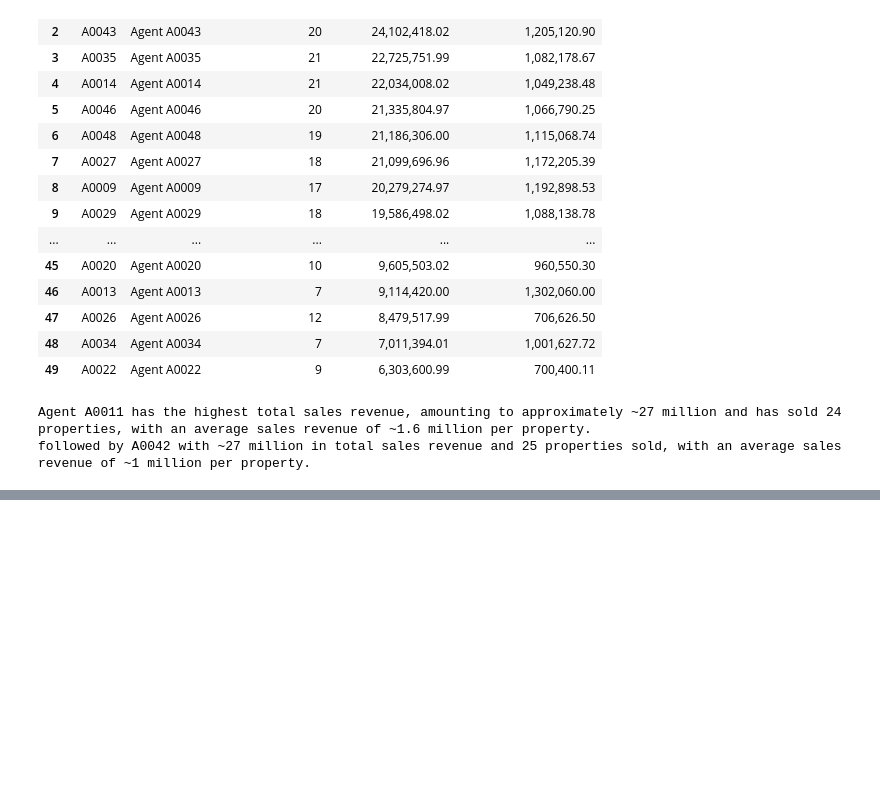
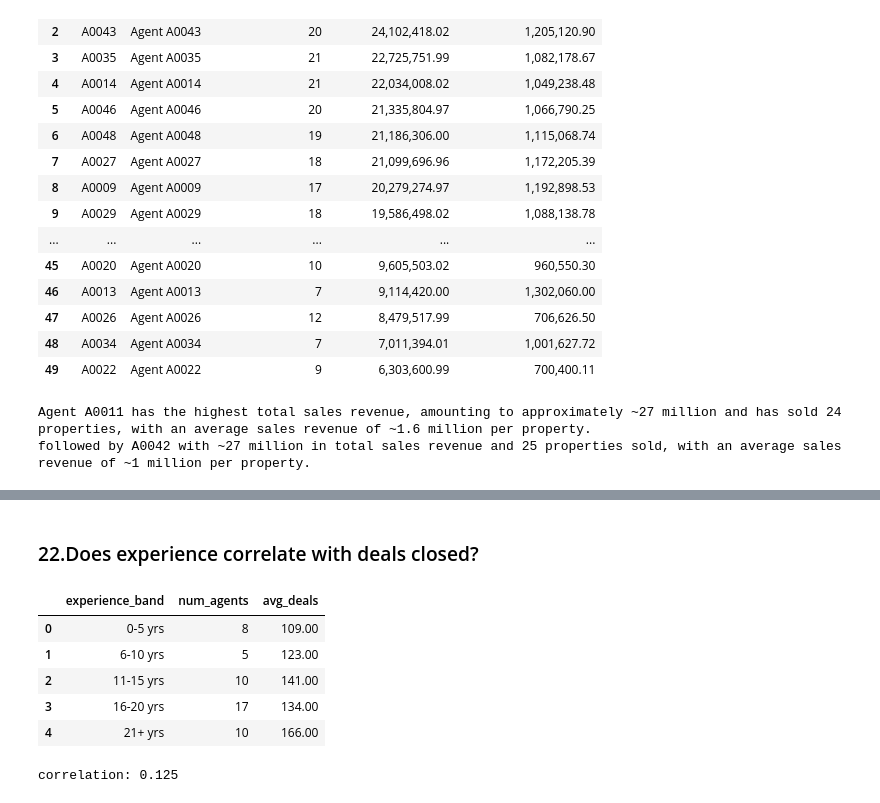
Before and after one commit to mukundnaramesh2605/guvi-python-sql-pandas-project-1, a Jupyter notebook: project.ipynb, the cells around one changed output, grey strips where cells are left out. Drawn from its saved outputs; the diff is of its cells as text; code cells hidden in the pictures; blank space fills up the shorter version.

```diff
--- a/project.ipynb
+++ b/project.ipynb
@@ -1096,0 +1131,30 @@ followed by A0042 with ~27 million in total sales revenue and 25 properties sold
+# %% [markdown]
+### 22.Does experience correlate with deals closed?
+# %%
+query22 = """
+SELECT
+  CASE
+    WHEN experienceyears <= 5  THEN '0-5 yrs'
+    WHEN experienceyears <= 10 THEN '6-10 yrs'
+    WHEN experienceyears <= 15 THEN '11-15 yrs'
+    WHEN experienceyears <= 20 THEN '16-20 yrs'
+    ELSE '21+ yrs'
+  END AS experience_band,
+  COUNT(*) AS num_agents,
+  ROUND(AVG(dealsclosed),0) AS avg_deals
+FROM agents
+GROUP BY experience_band
+ORDER BY MIN(experienceyears);
+"""
+result22 = pd.read_sql(query22, conn)
+display(result22)
+agents = pd.read_sql("SELECT experienceyears, dealsclosed FROM agents", conn)
+print("correlation:", round(agents['experienceyears'].corr(agents['dealsclosed']), 3))
+# %% [output]
+|  | experience_band | num_agents | avg_deals |
+| 0 | 0-5 yrs | 8 | 109.00 |
+| 1 | 6-10 yrs | 5 | 123.00 |
+| 2 | 11-15 yrs | 10 | 141.00 |
+| 3 | 16-20 yrs | 17 | 134.00 |
+| 4 | 21+ yrs | 10 | 166.00 |
+correlation: 0.125
```
Also changed, not shown: parts of 2 cells of this notebook.
